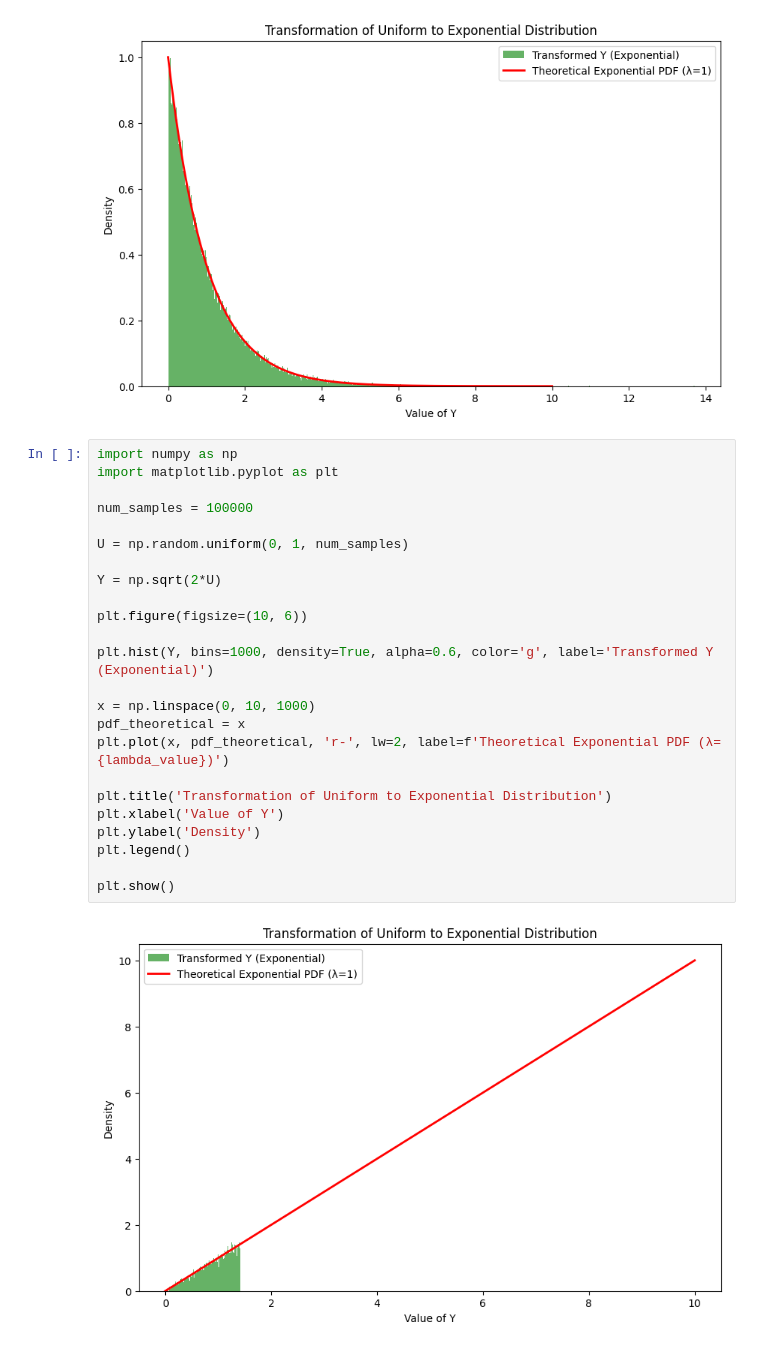
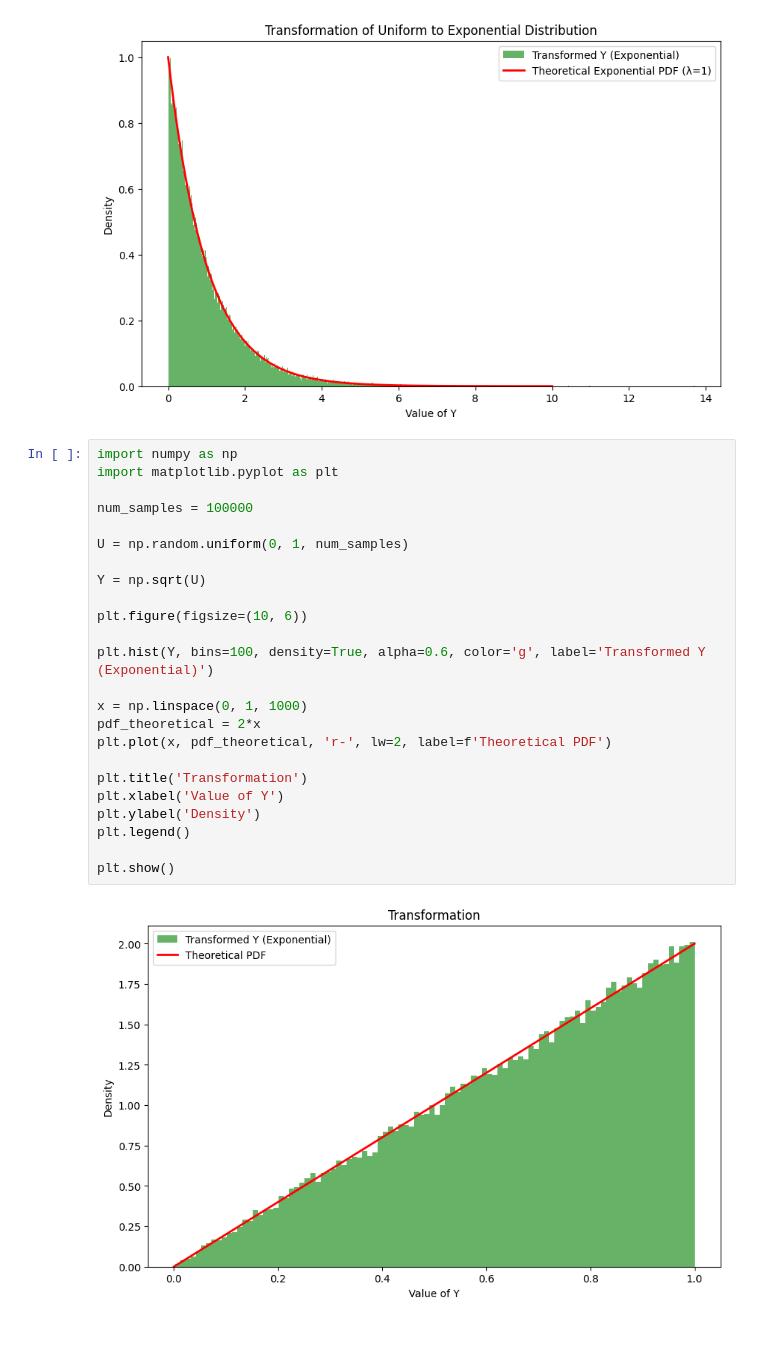
Before and after one commit to amaydixit11/Academics, a Jupyter notebook: DSL253/assignment_2/12340220_AmayDixit_Asg2_DSL253.ipynb, the cells around one changed output. Saved outputs shown, nothing was run; the diff lists cells and outputs as text.

```diff
--- a/DSL253/assignment_2/12340220_AmayDixit_Asg2.ipynb
+++ b/DSL253/assignment_2/12340220_AmayDixit_Asg2_DSL253.ipynb
@@ -164,26 +164,26 @@ plt.show()
 # %%
 import numpy as np
 import matplotlib.pyplot as plt
 
 num_samples = 100000
 
 U = np.random.uniform(0, 1, num_samples)
 
-Y = np.sqrt(2*U)
+Y = np.sqrt(U)
 
 plt.figure(figsize=(10, 6))
 
-plt.hist(Y, bins=1000, density=True, alpha=0.6, color='g', label='Transformed Y (Exponential)')
+plt.hist(Y, bins=100, density=True, alpha=0.6, color='g', label='Transformed Y (Exponential)')
 
-x = np.linspace(0, 10, 1000)
-pdf_theoretical = x
-plt.plot(x, pdf_theoretical, 'r-', lw=2, label=f'Theoretical Exponential PDF (λ={lambda_value})')
+x = np.linspace(0, 1, 1000)
+pdf_theoretical = 2*x
+plt.plot(x, pdf_theoretical, 'r-', lw=2, label=f'Theoretical PDF')
 
-plt.title('Transformation of Uniform to Exponential Distribution')
+plt.title('Transformation')
 plt.xlabel('Value of Y')
 plt.ylabel('Density')
 plt.legend()
 
 plt.show()
 # %% [output]
-[figure, old version]
+[figure, new version]
```
Also changed, not shown: parts of 1 cell of this notebook, 1 other file.
